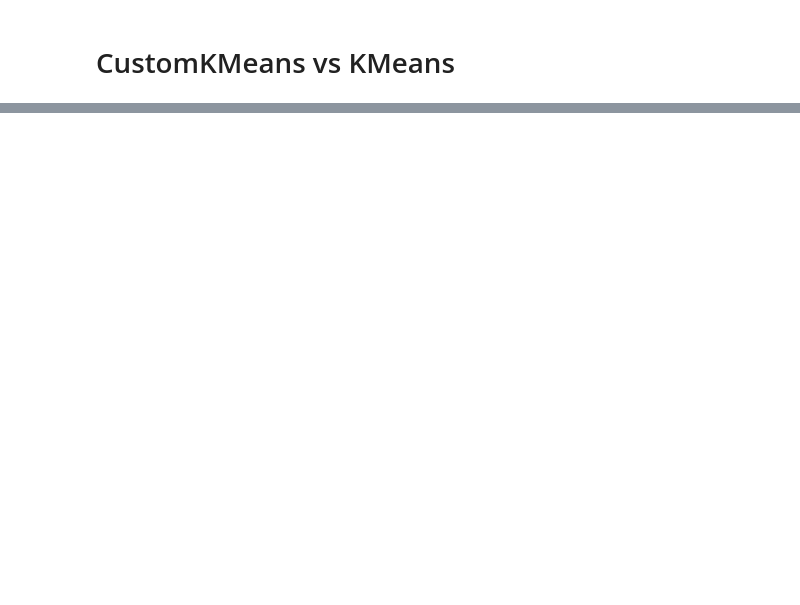
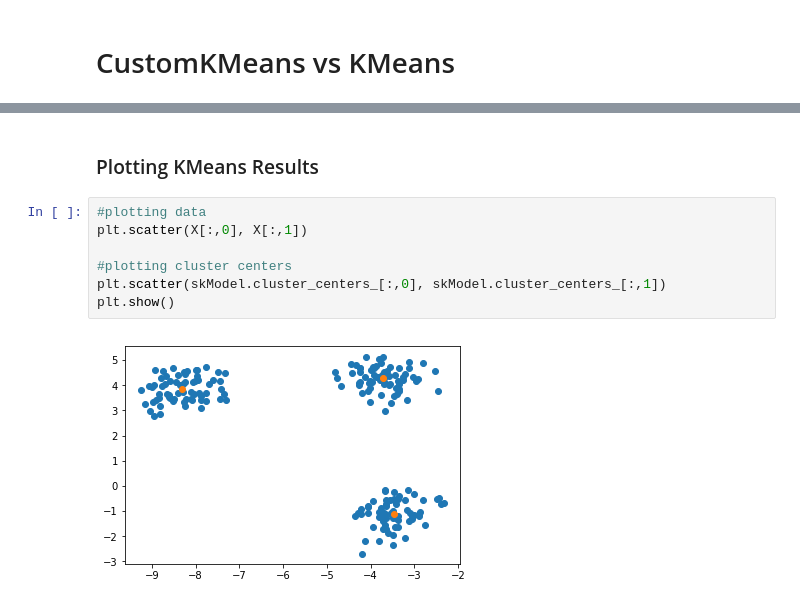
Before and after one commit to sahilsehwag/machine-learning-algorithms, a Jupyter notebook: kmeans.ipynb, the cells around one changed output, grey strips where cells are left out. Saved outputs shown, nothing was run; the diff lists cells and outputs as text; blank space fills up the shorter version.

```diff
--- a/kmeans.ipynb
+++ b/kmeans.ipynb
@@ -140,0 +158,11 @@ print(custModel.cluster_centers_)
+# %% [markdown]
+### Plotting KMeans Results
+# %%
+#plotting data
+plt.scatter(X[:,0], X[:,1])
+
+#plotting cluster centers
+plt.scatter(skModel.cluster_centers_[:,0], skModel.cluster_centers_[:,1])
+plt.show()
+# %% [output]
+[figure, added]
```
Also changed, not shown: parts of 7 cells of this notebook.
